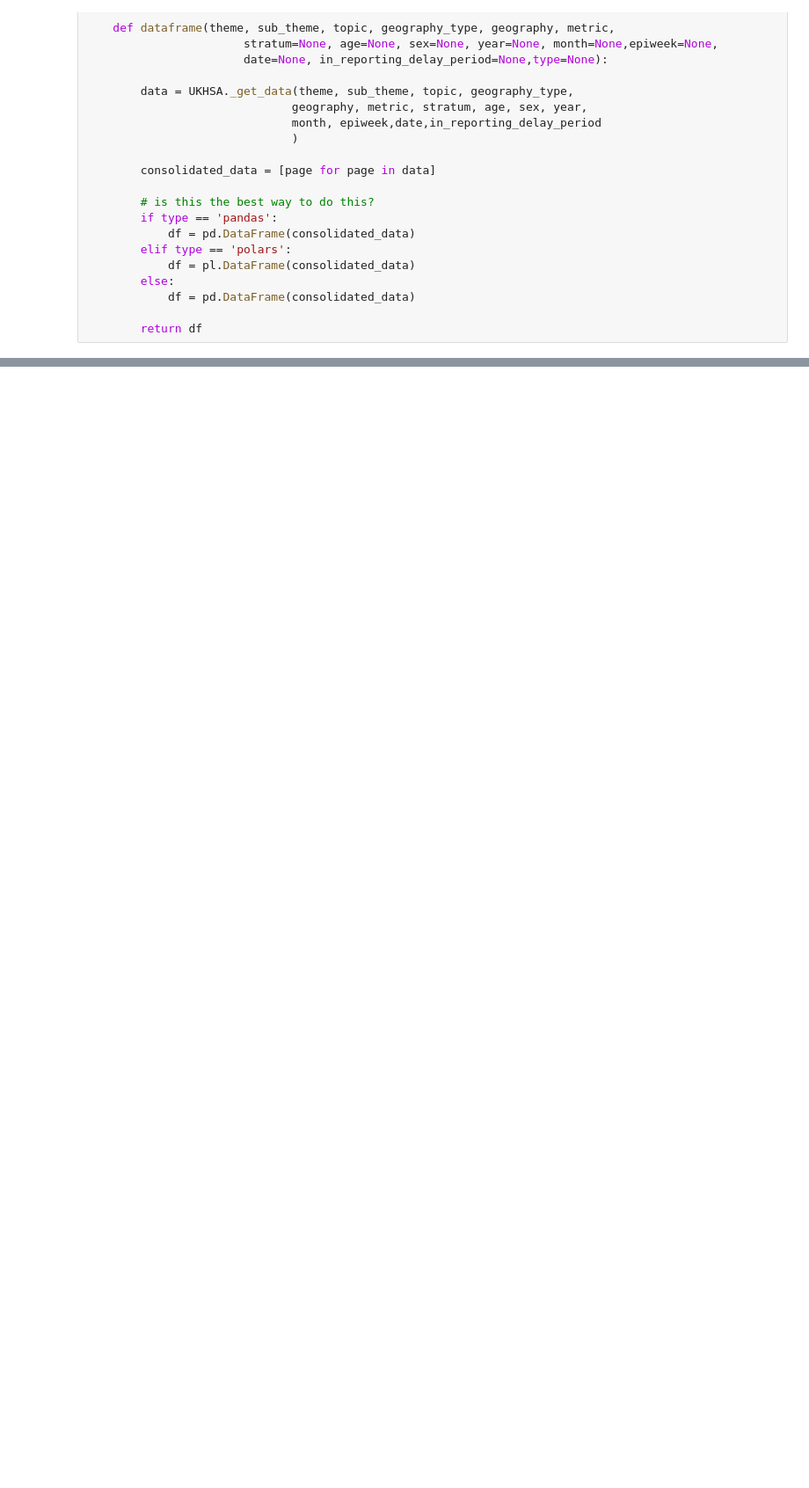
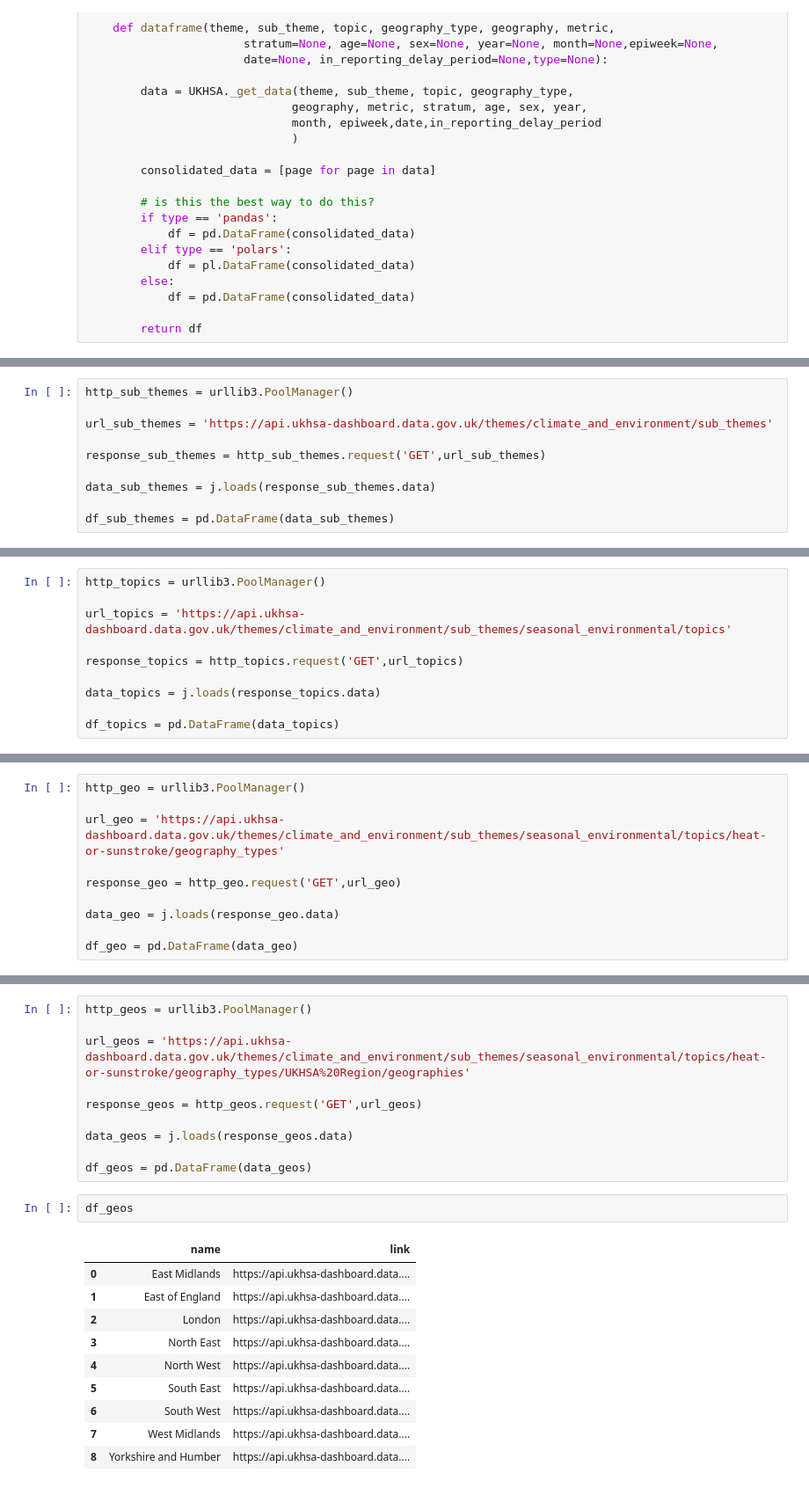
Before and after one commit to NHS-South-Central-and-West/ukhsa-asap, a Jupyter notebook: notebooks/starting_point.ipynb, the cells around one changed output, grey strips where cells are left out. Shown: that part at 88% size. Cells and saved outputs as stored; diff of their text form; blank space fills up the shorter version.

```diff
--- a/notebooks/draft2.ipynb
+++ b/notebooks/starting_point.ipynb
@@ -177,0 +197,10 @@ test_pd2
+# %%
+http_sub_themes = urllib3.PoolManager()
+
+url_sub_themes = 'https://api.ukhsa-dashboard.data.gov.uk/themes/climate_and_environment/sub_themes'
+
+response_sub_themes = http_sub_themes.request('GET',url_sub_themes)
+
+data_sub_themes = j.loads(response_sub_themes.data)
+
+df_sub_themes = pd.DataFrame(data_sub_themes)
@@ -177,0 +214,10 @@ test_pd2
+# %%
+http_topics = urllib3.PoolManager()
+
+url_topics = 'https://api.ukhsa-dashboard.data.gov.uk/themes/climate_and_environment/sub_themes/seasonal_environmental/topics'
+
+response_topics = http_topics.request('GET',url_topics)
+
+data_topics = j.loads(response_topics.data)
+
+df_topics = pd.DataFrame(data_topics)
@@ -177,0 +230,10 @@ test_pd2
+# %%
+http_geo = urllib3.PoolManager()
+
+url_geo = 'https://api.ukhsa-dashboard.data.gov.uk/themes/climate_and_environment/sub_themes/seasonal_environmental/topics/heat-or-sunstroke/geography_types'
+
+response_geo = http_geo.request('GET',url_geo)
+
+data_geo = j.loads(response_geo.data)
+
+df_geo = pd.DataFrame(data_geo)
@@ -177,0 +246,23 @@ test_pd2
+# %%
+http_geos = urllib3.PoolManager()
+
+url_geos = 'https://api.ukhsa-dashboard.data.gov.uk/themes/climate_and_environment/sub_themes/seasonal_environmental/topics/heat-or-sunstroke/geography_types/UKHSA%20Region/geographies'
+
+response_geos = http_geos.request('GET',url_geos)
+
+data_geos = j.loads(response_geos.data)
+
+df_geos = pd.DataFrame(data_geos)
+# %%
+df_geos
+# %% [output]
+|  | name | link |
+| 0 | East Midlands | https://api.ukhsa-dashboard.data.... |
+| 1 | East of England | https://api.ukhsa-dashboard.data.... |
+| 2 | London | https://api.ukhsa-dashboard.data.... |
+| 3 | North East | https://api.ukhsa-dashboard.data.... |
+| 4 | North West | https://api.ukhsa-dashboard.data.... |
+| 5 | South East | https://api.ukhsa-dashboard.data.... |
+| 6 | South West | https://api.ukhsa-dashboard.data.... |
+| 7 | West Midlands | https://api.ukhsa-dashboard.data.... |
+| 8 | Yorkshire and Humber | https://api.ukhsa-dashboard.data.... |
```
Also changed, not shown: parts of 12 cells of this notebook, 3 other files.
